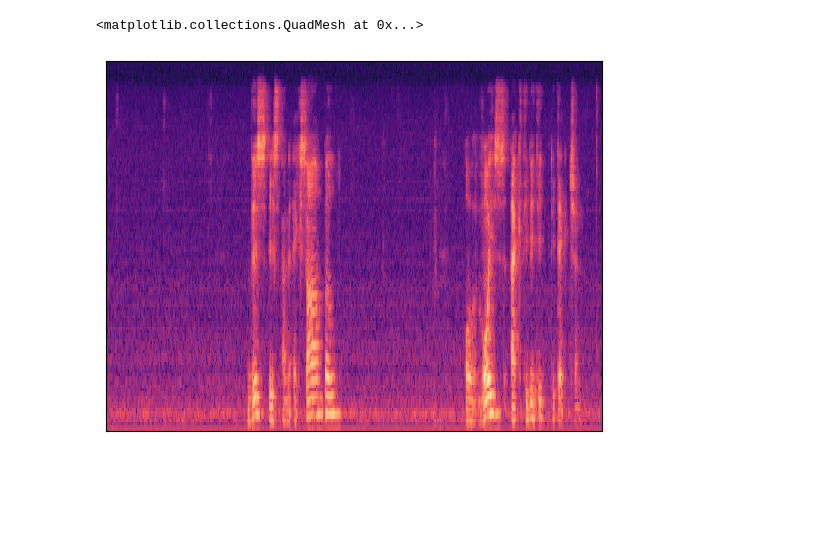
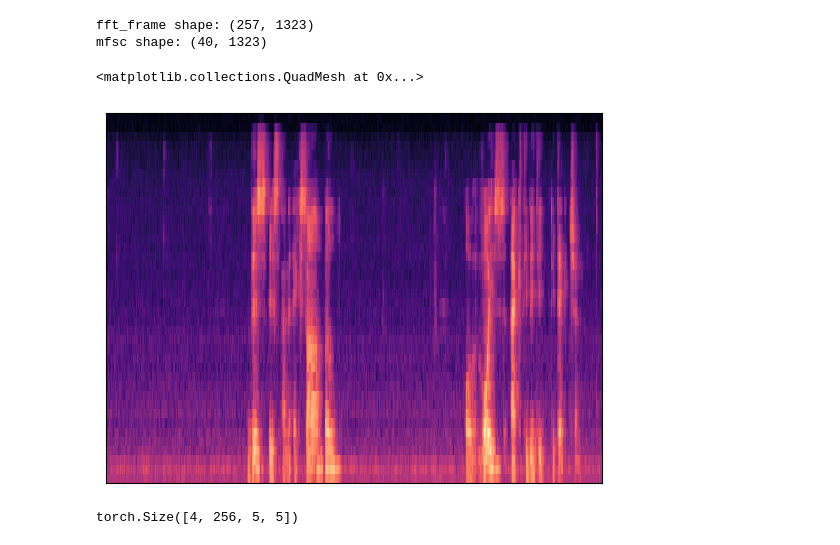
Before and after one commit to SuperWinterMopper/voice-activity-detector, a Jupyter notebook: index.ipynb, the cells around one changed output. Saved outputs shown, nothing was run; the diff lists cells and outputs as text; code cells hidden in the pictures; blank space fills up the shorter version.

```diff
--- a/index.ipynb
+++ b/index.ipynb
@@ -27,5 +27,6 @@ sample_rate = 16000
 
 # 512 important here for speech processing, ~23ms for our data from Libriparty
 windowed_signal_length = 512
+num_mel_bands = 40
 
 ys, _ = librosa.load(path='voice.wav', sr=sample_rate)
@@ -32,16 +37,20 @@ ys, _ = librosa.load(path='voice.wav', sr=sample_rate)
 # %%
 def compute_mfsc(ys, windowed_signal_length, sample_rate):
     fft_frames = librosa.stft(y=ys, n_fft=windowed_signal_length)
+    print(f'fft_frame shape: {fft_frames.shape}')
     power_spectrum = np.abs(fft_frames) ** 2
 
-    mel_filterbank = librosa.filters.mel(sr=sample_rate, n_fft=windowed_signal_length)
+    mel_filterbank = librosa.filters.mel(sr=sample_rate, n_fft=windowed_signal_length, n_mels=num_mel_bands)
     mel_energies = np.dot(mel_filterbank, power_spectrum)
     mfsc = np.log(mel_energies + 1e-10)
     return mfsc
 
 mfsc = compute_mfsc(ys, windowed_signal_length, sample_rate)
+print(f'mfsc shape: {mfsc.shape}')
 
 librosa.display.specshow(mfsc)
 # %% [output]
-<matplotlib.collections.QuadMesh at 0x...>
+fft_frame shape: (257, 1323)
+mfsc shape: (40, 1323)
+<matplotlib.collections.QuadMesh at 0x...>
-[figure, old version]
+[figure, new version]
@@ -47,0 +78,5 @@ librosa.display.specshow(mfsc)
+# %%
+x = torch.ones(4, 1, 40, 40)
+model(x).shape
+# %% [output]
+torch.Size([4, 256, 5, 5])
```
Also changed, not shown: parts of 2 cells of this notebook, 3 other files.
